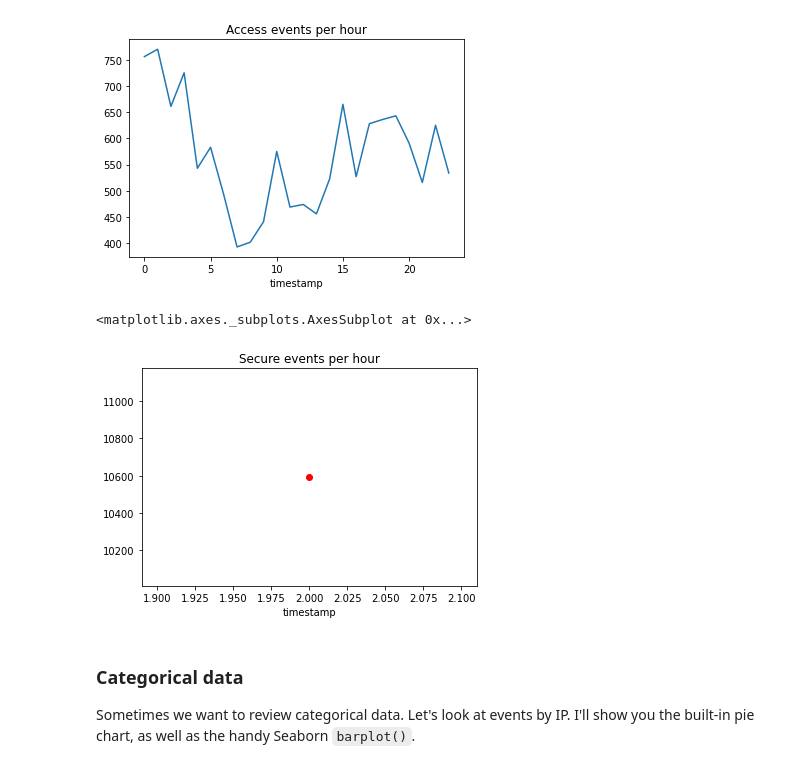
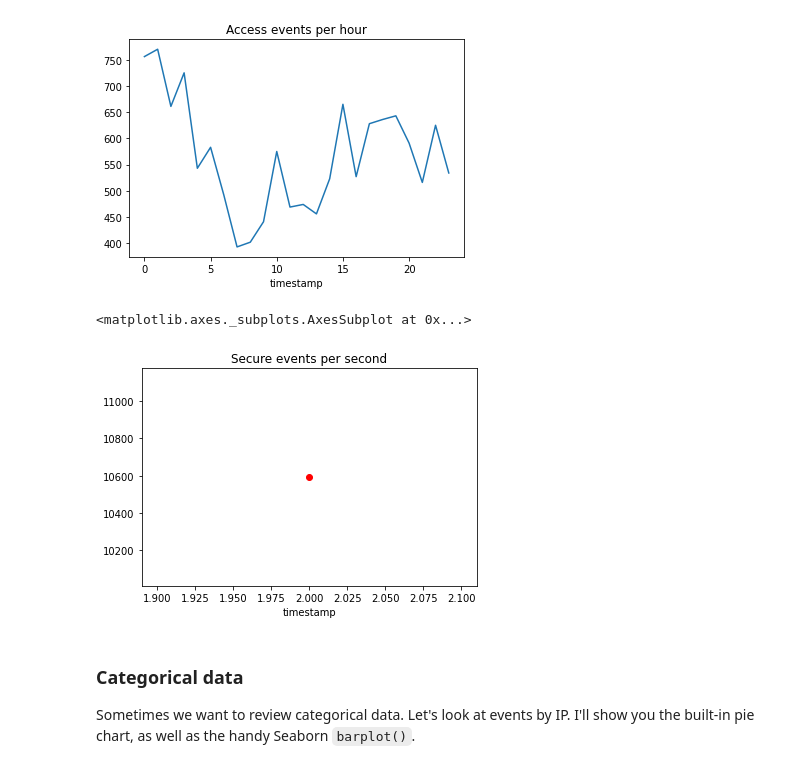
Before and after one commit to mttaggart/jupyter-pancakes, a Jupyter notebook: log_analysis.ipynb, the cells around one changed output. Cells and saved outputs as stored; diff of their text form; code cells hidden in the pictures.

```diff
--- a/log_analysis.ipynb
+++ b/log_analysis.ipynb
@@ -228,10 +228,10 @@ access_df.groupby(access_df.index.hour).count()["raw"].plot.line(title="Access e
 <matplotlib.axes._subplots.AxesSubplot at 0x...>
 [figure]
 # %%
-secure_df.groupby(secure_df.index.second).count()["raw"].plot.line(title="Secure events per hour", style="ro")
+secure_df.groupby(secure_df.index.second).count()["raw"].plot.line(title="Secure events per second", style="ro")
 # %% [output]
 <matplotlib.axes._subplots.AxesSubplot at 0x...>
-[figure, old version]
+[figure, new version]
 # %% [markdown]
 ### Categorical data
 
```
